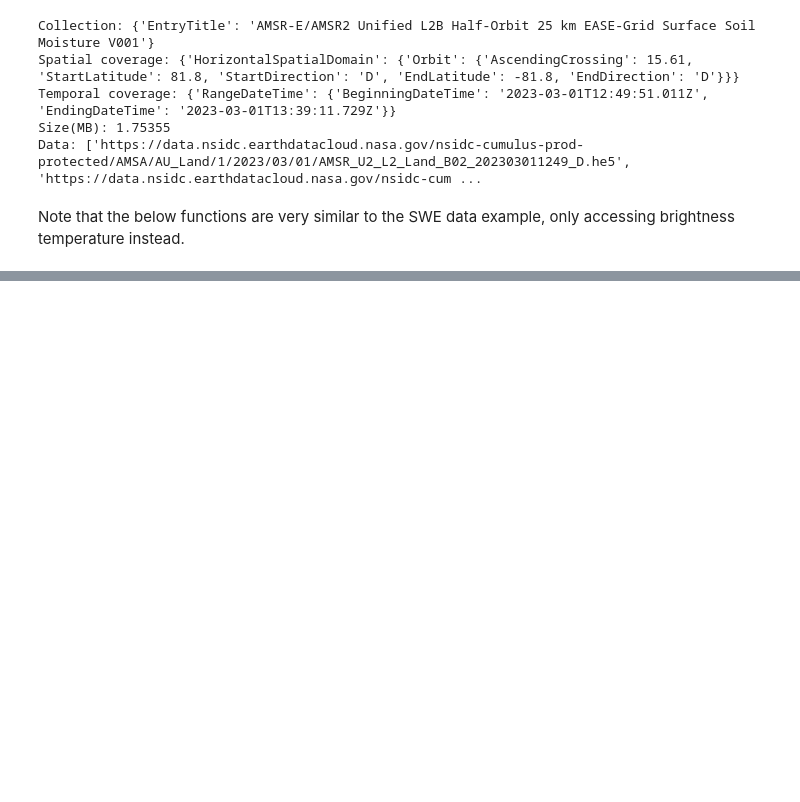
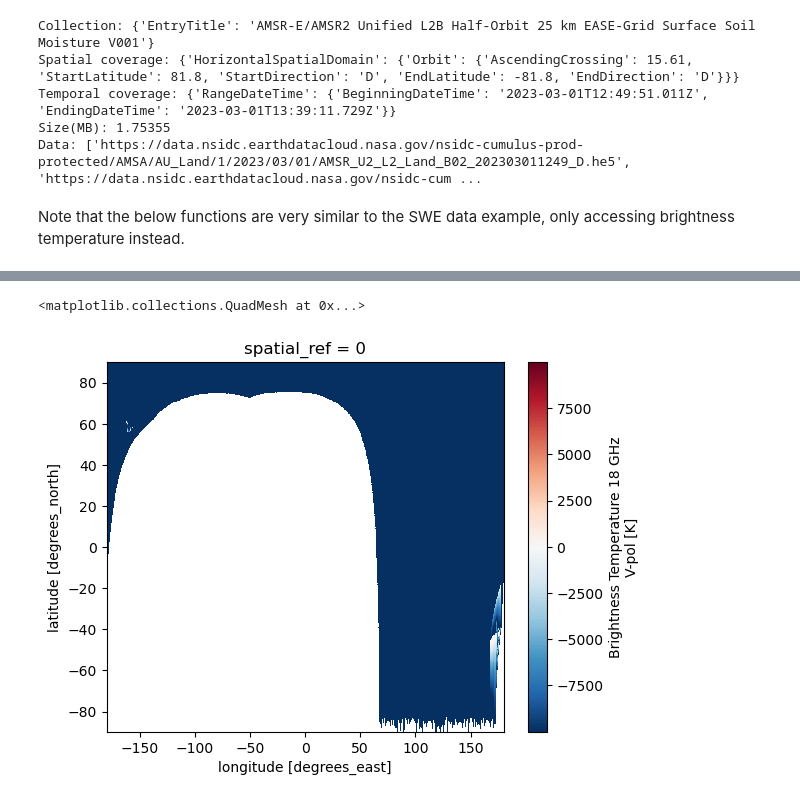
Before and after one commit to zachghiaccio/snow-observations, a Jupyter notebook: notebooks/AMSR2_swe_access.ipynb, the cells around one changed output, grey strips where cells are left out. Drawn from its saved outputs; the diff is of its cells as text; code cells hidden in the pictures; blank space fills up the shorter version.

Commit message:
Rough draft of gridded AMSR-2 Tb.

```diff
--- a/notebooks/AMSR2_swe_access.ipynb
+++ b/notebooks/AMSR2_swe_access.ipynb
@@ -331,5 +331,6 @@ with h5py.File(files[0],'r') as f:
         # Read the datasets
         lon = data['Longitude']
         lat = data['Latitude']
+        tbv_18hz = data['TBV18r2']
         tbv_36hz = data['TBV36r2']
 # %%
@@ -338,0 +374,28 @@ len(tbv_36hz)
+# %%
+ds = xr.Dataset(
+    data_vars={
+        "tbv18": (["y", "x"], tbv18_gridded, {
+            "units": "K",
+            "long_name": "Brightness Temperature 18 GHz V-pol",
+        }),
+    },
+    coords={
+        "y": (["y"], grid_y, {
+            "units": "meters",
+            "long_name": "EASE-Grid 2.0 Northing",
+            "axis": "Y",
+        }),
+        "x": (["x"], grid_x, {
+            "units": "meters",
+            "long_name": "EASE-Grid 2.0 Easting",
+            "axis": "X",
+        }),
+    },
+    attrs={
+        "description": "AMSR-2 Gridded Brightness Temperature",
+        "grid_resolution_m": resolution,
+        "projection": "EPSG:3408",
+    }
+)
+
+print(ds)
@@ -338,0 +414,8 @@ len(tbv_36hz)
+# %%
+ds = ds.rio.write_crs("EPSG:3408")
+ds = ds.rio.set_spatial_dims(x_dim="x", y_dim="y")
+# %%
+ds_latlon = ds.rio.reproject("EPSG:4326")
+# %% [output]
+<matplotlib.collections.QuadMesh at 0x...>
+[figure, added]
```
Also changed, not shown: parts of 3 cells of this notebook.
